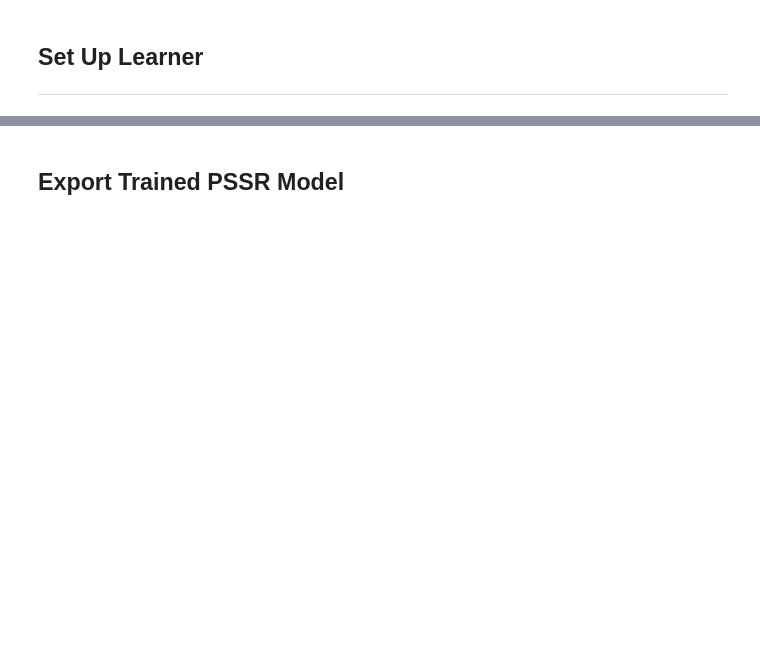
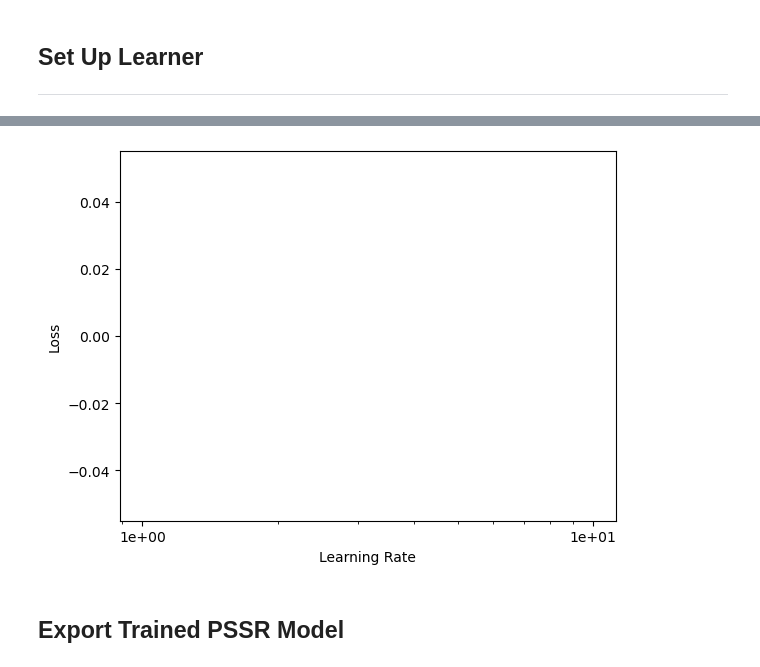
Before and after one commit to MilkyTea123/pssr_Michael, a Jupyter notebook: PSSR_All_32bit.ipynb, the cells around one changed output, grey strips where cells are left out. Drawn from its saved outputs; the diff is of its cells as text; code cells hidden in the pictures; blank space fills up the shorter version.

```diff
--- a/PSSR_All_32bit.ipynb
+++ b/PSSR_All_32bit.ipynb
@@ -601,7 +670,7 @@ norm = True
 mode = 'I'
 
 #network architecture
-arch = 'wnresnet34'
+arch_name = 'wnresnet34'
 attn = True
 blur = True
 final_blur = True
@@ -611,16 +680,15 @@ last_cross = True
 #fitting related
 l1_loss = False
 lr_start = None
-# load_name = None
-load_name = "scale4_tile128_size512_epoch75_lr5e-4_best_512"
+load_name = None
 freeze = False
 wd = 1e-3
-save_name = 'scale4_tile128_size512_epoch100_lr8e-4'
+save_name = None
 # %% [markdown]
 ## **Prepare Databunch**
 ---
 # %%
-def get_src(x_data, y_data, n_frames=1, mode='L'):
+def get_src(x_data, y_data, n_frames=1, mode='I'):
     def map_to_hr(x):
         return y_data/x.relative_to(x_data).with_suffix('.tif')
 
@@ -664,9 +732,13 @@ def get_data(bs, size, x_data, y_data,
             .transform(x_tfms, size=x_size)
             .transform_y(y_tfms, size=size)
             .databunch(bs=bs, **kwargs))
+
     if norm:
         print('normalizing x and y data')
         data = data.normalize(do_y=True)
+        test = np.array(Image.open(data.items[0]))
+        plt.imshow(test, cmap="gray")
+        print(test[500:,500:])
     #data.c = 3 #why?
     return data
 # %%
@@ -709,10 +791,11 @@ wnres_args = {
     'self_attention': attn,
     'last_cross': True
 }
-arch = eval(arch)
+arch = eval(arch_name)
 learn = wnres_unet_learner(data, arch, in_c=n_frames, wnres_args=wnres_args,
                           path=Path('.'), loss_func=loss, metrics=sr_metrics,
-                          model_dir=pth_models, callback_fns=callback_fns, wd=wd)
+                          model_dir=pth_models, callback_fns=callback_fns, wd=wd, bilinear_upsample=True)
+learn.to_fp32()
 
 if load_name:
     learn = learn.load(f'{load_name}')
@@ -720,7 +803,7 @@ if load_name:
 
 if freeze: learn.freeze()
 
-if not lr_start is None: lr = slice(lr_start, lr)
-else: lr = slice(None, lr, None)
+if not lr_start is None: lr = slice(lr_start, l_rate)
+else: lr = slice(None, l_rate, None)
 # %% [output]
 loss:  <function mse_loss at 0x...>
@@ -734,15 +813,9 @@ copied scale4_tile128_size512_epoch75_lr5e-4_best_512 to scale4_tile128_size512_
 # %%
-if save_name is not load_name:
-    learn.save(save_name)
-    learn = learn.load(save_name)
-    print(f'copied {load_name} to {save_name}')
+learn.fit_one_cycle(cycles, lr)
+learn.save(save_name)
+print(f'saved: {save_name}')
+learn.export(pickle_models/f'{save_name}_{size}.pkl')
+print('exported')
 
-print(int(cycles / 5))
-for i in range(5):
-    learn.fit_one_cycle(int(cycles / 5), lr)
-    learn.save(save_name)
-    print(f'save #{i}')
-    print(f'saved: {save_name}')
-    learn.export(pickle_models/f'{save_name}_{size}.pkl')
-    print('exported')
+# learn.recorder.plot()
 # %% [output]
@@ -750,2 +832,6 @@ KeyboardInterrupt:
+# %%
+learn.recorder.plot()
+# %% [output]
+[figure, added]
 # %% [markdown]
 ## **Export Trained PSSR Model**
```
Also changed, not shown: parts of 38 cells of this notebook.
